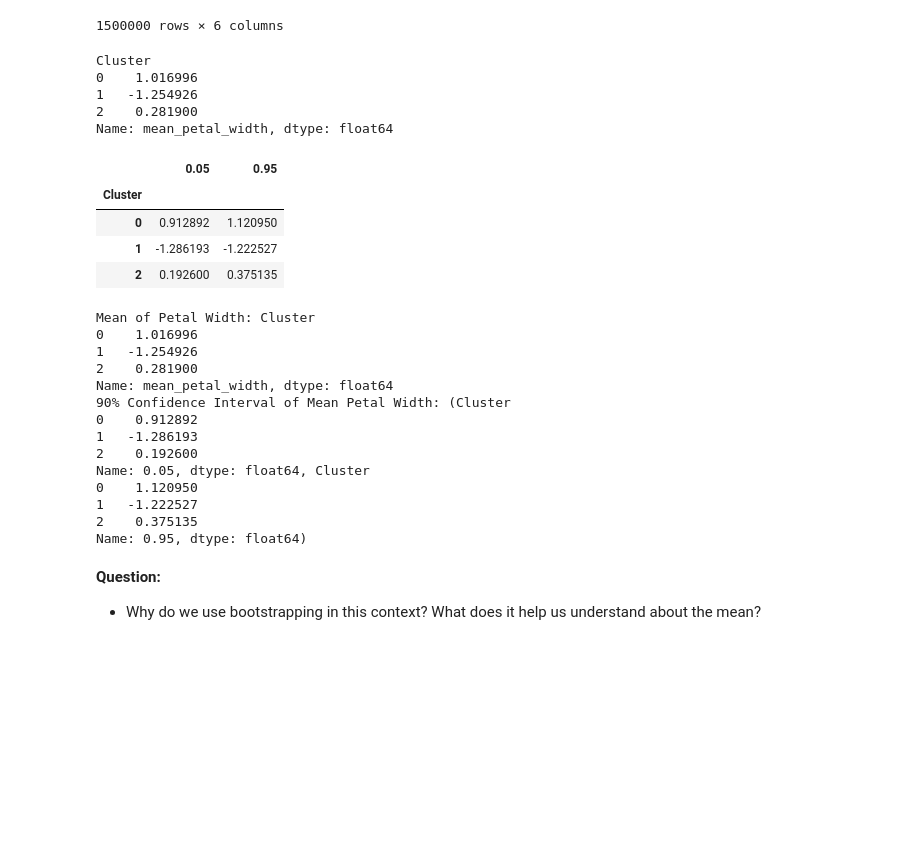
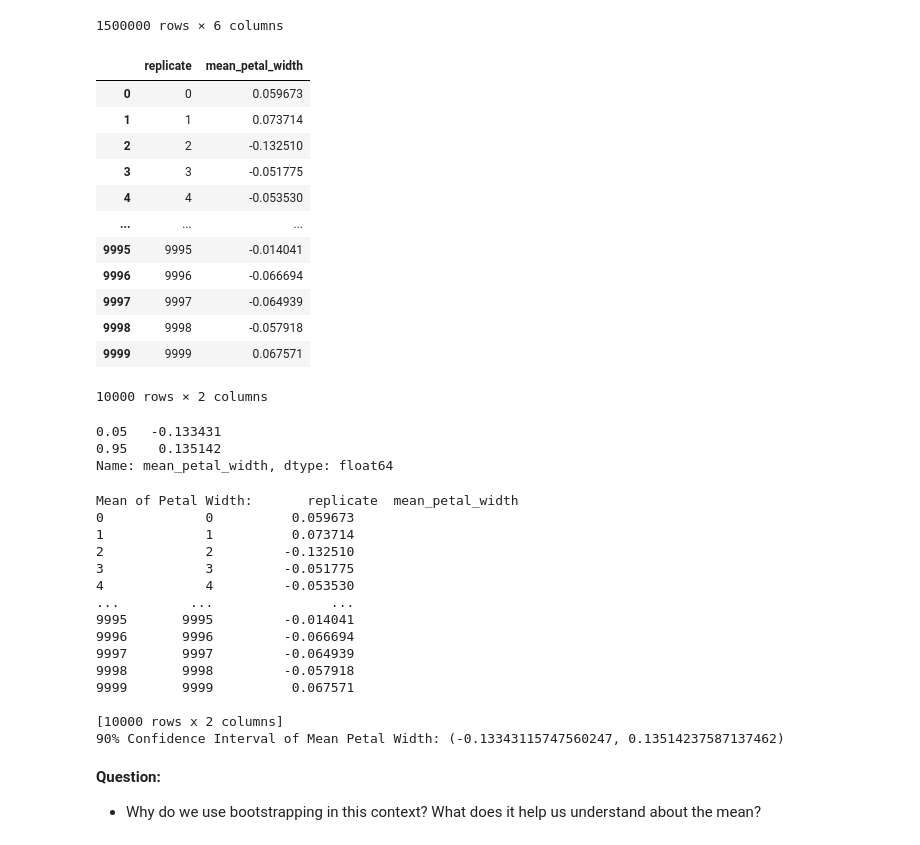
Before and after one commit to shyeolekar5/lcr, a Jupyter notebook: 02_activities/assignments/assignment_3.ipynb, the cells around one changed output. Drawn from its saved outputs; the diff is of its cells as text; code cells hidden in the pictures; blank space fills up the shorter version.

```diff
--- a/02_activities/assignments/assignment_3.ipynb
+++ b/02_activities/assignments/assignment_3.ipynb
@@ -235,47 +231,52 @@ boot10000
 | 144 | 1.038005 | 0.558611 | 1.103783 | 1.712096 | 0 | 9999 |
 1500000 rows × 6 columns
 # %%
-mean_petal_width = boot10000.groupby(['replicate', 'Cluster'])['petal width (cm)'].mean().reset_index(name='mean_petal_width')
+mean_petal_width = boot10000.groupby('replicate')['petal width (cm)'].mean().reset_index(name='mean_petal_width')
 mean_petal_width
-mean_of_mean_petal_width = mean_petal_width.groupby('Cluster')['mean_petal_width'].mean()
-mean_of_mean_petal_width
 # %% [output]
+|  | replicate | mean_petal_width |
+| 0 | 0 | 0.059673 |
+| 1 | 1 | 0.073714 |
+| 2 | 2 | -0.132510 |
+| 3 | 3 | -0.051775 |
+| 4 | 4 | -0.053530 |
+| ... | ... | ... |
+| 9995 | 9995 | -0.014041 |
+| 9996 | 9996 | -0.066694 |
+| 9997 | 9997 | -0.064939 |
+| 9998 | 9998 | -0.057918 |
+| 9999 | 9999 | 0.067571 |
-Cluster
-0    1.016996
-1   -1.254926
-2    0.281900
-Name: mean_petal_width, dtype: float64
+10000 rows × 2 columns
 # %%
-bounds = mean_petal_width.groupby('Cluster')['mean_petal_width'].quantile([0.05, 0.95]).unstack()
+bounds = mean_petal_width['mean_petal_width'].quantile([0.05, 0.95])
 bounds
 # %% [output]
-|  | 0.05 | 0.95 |
-| Cluster |  |  |
-| 0 | 0.912892 | 1.120950 |
-| 1 | -1.286193 | -1.222527 |
-| 2 | 0.192600 | 0.375135 |
+0.05   -0.133431
+0.95    0.135142
+Name: mean_petal_width, dtype: float64
 # %%
 lower_bound = bounds[0.05]
 upper_bound = bounds[0.95]
 
 # Display the result
-print(f"Mean of Petal Width: {mean_of_mean_petal_width}")
+print(f"Mean of Petal Width: {mean_petal_width}")
 print(f"90% Confidence Interval of Mean Petal Width: ({lower_bound}, {upper_bound})")
 # %% [output]
-Mean of Petal Width: Cluster
-0    1.016996
-1   -1.254926
-2    0.281900
-Name: mean_petal_width, dtype: float64
-90% Confidence Interval of Mean Petal Width: (Cluster
-0    0.912892
-1   -1.286193
-2    0.192600
-Name: 0.05, dtype: float64, Cluster
-0    1.120950
-1   -1.222527
-2    0.375135
-Name: 0.95, dtype: float64)
+Mean of Petal Width:       replicate  mean_petal_width
+0             0          0.059673
+1             1          0.073714
+2             2         -0.132510
+3             3         -0.051775
+4             4         -0.053530
+...         ...               ...
+9995       9995         -0.014041
+9996       9996         -0.066694
+9997       9997         -0.064939
+9998       9998         -0.057918
+9999       9999          0.067571
+
+[10000 rows x 2 columns]
+90% Confidence Interval of Mean Petal Width: (-0.13343115747560247, 0.13514237587137462)
 # %% [markdown]
 **Question:**
 - Why do we use bootstrapping in this context? What does it help us understand about the mean?
```
Also changed, not shown: parts of 2 cells of this notebook.
